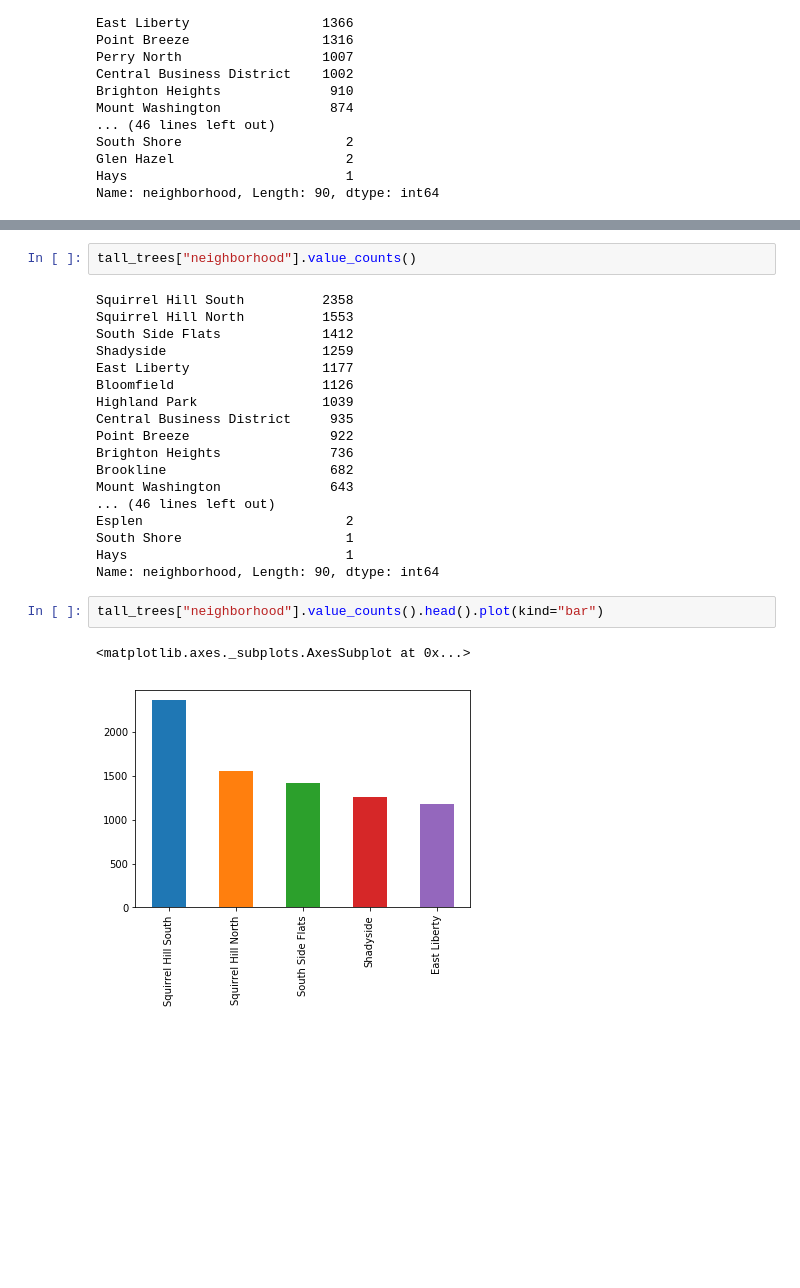
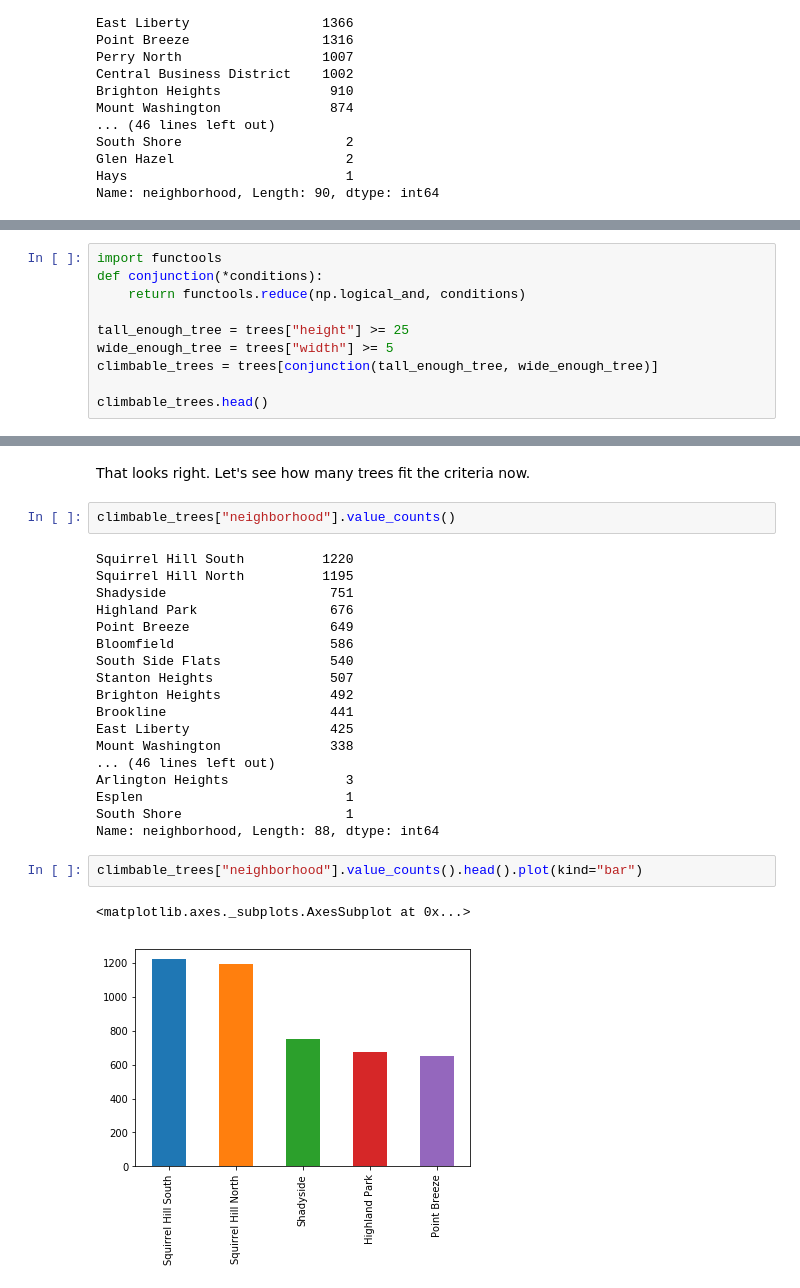
Before and after one commit to MAL341/cmpinf0010-final-project, a Jupyter notebook: final-project.ipynb, the cells around one changed output, grey strips where cells are left out. Saved outputs shown, nothing was run; the diff lists cells and outputs as text; blank space fills up the shorter version.

Commit message:
Add markdown for trees.

```diff
--- a/final-project.ipynb
+++ b/final-project.ipynb
@@ -304,0 +322,10 @@ tall_trees.head()
+# %%
+import functools
+def conjunction(*conditions):
+    return functools.reduce(np.logical_and, conditions)
+
+tall_enough_tree = trees["height"] >= 25
+wide_enough_tree = trees["width"] >= 5
+climbable_trees = trees[conjunction(tall_enough_tree, wide_enough_tree)]
+
+climbable_trees.head()
@@ -305,25 +340,27 @@ tall_trees.head()
+# %% [markdown]
+That looks right. Let's see how many trees fit the criteria now.
 # %%
-tall_trees["neighborhood"].value_counts()
+climbable_trees["neighborhood"].value_counts()
 # %% [output]
-Squirrel Hill South          2358
-Squirrel Hill North          1553
-South Side Flats             1412
-Shadyside                    1259
-East Liberty                 1177
-Bloomfield                   1126
-Highland Park                1039
-Central Business District     935
-Point Breeze                  922
-Brighton Heights              736
-Brookline                     682
-Mount Washington              643
+Squirrel Hill South          1220
+Squirrel Hill North          1195
+Shadyside                     751
+Highland Park                 676
+Point Breeze                  649
+Bloomfield                    586
+South Side Flats              540
+Stanton Heights               507
+Brighton Heights              492
+Brookline                     441
+East Liberty                  425
+Mount Washington              338
 ... (46 lines left out)
-Esplen                          2
+Arlington Heights               3
+Esplen                          1
 South Shore                     1
-Hays                            1
-Name: neighborhood, Length: 90, dtype: int64
+Name: neighborhood, Length: 88, dtype: int64
 # %%
-tall_trees["neighborhood"].value_counts().head().plot(kind="bar")
+climbable_trees["neighborhood"].value_counts().head().plot(kind="bar")
 # %% [output]
 <matplotlib.axes._subplots.AxesSubplot at 0x...>
-[figure, old version]
+[figure, new version]
```
Also changed, not shown: parts of 19 cells of this notebook.
